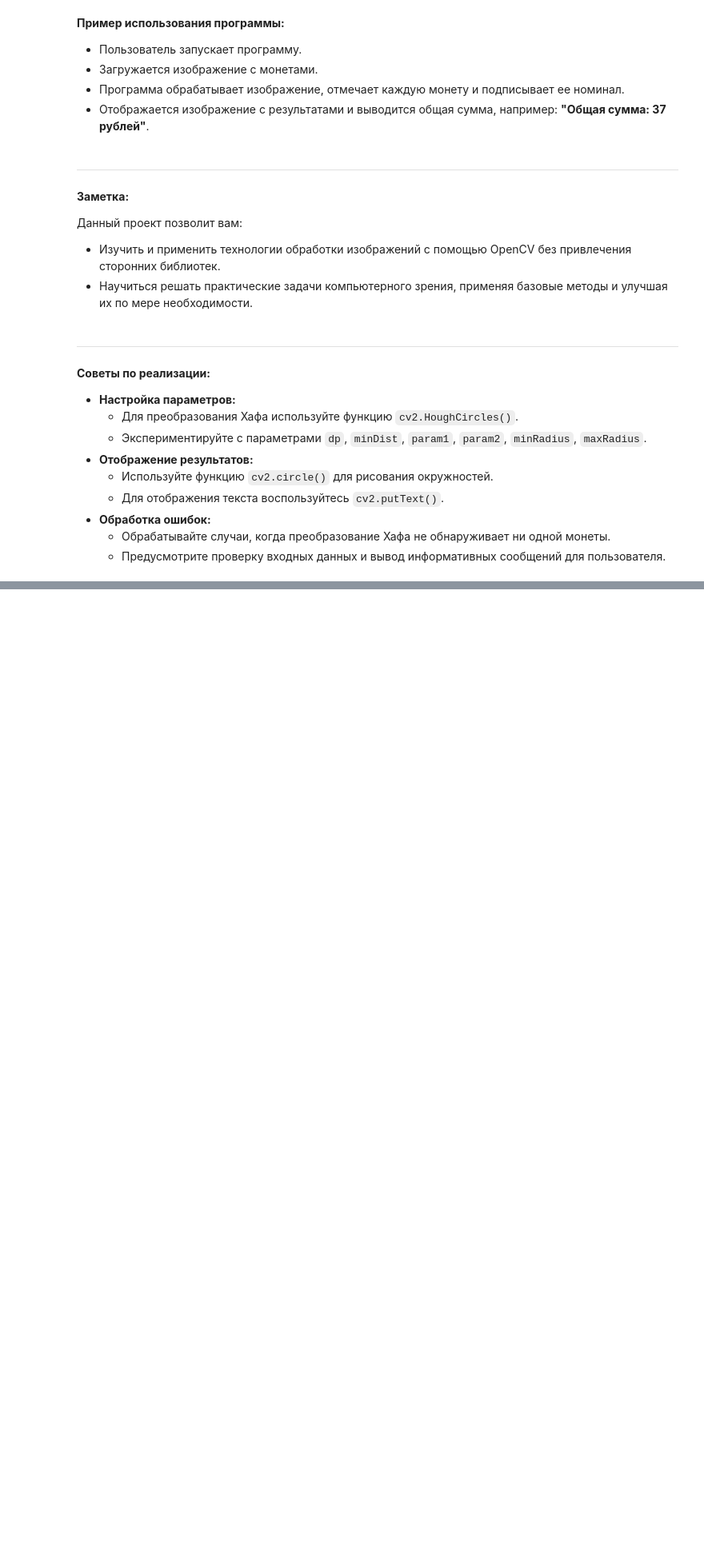
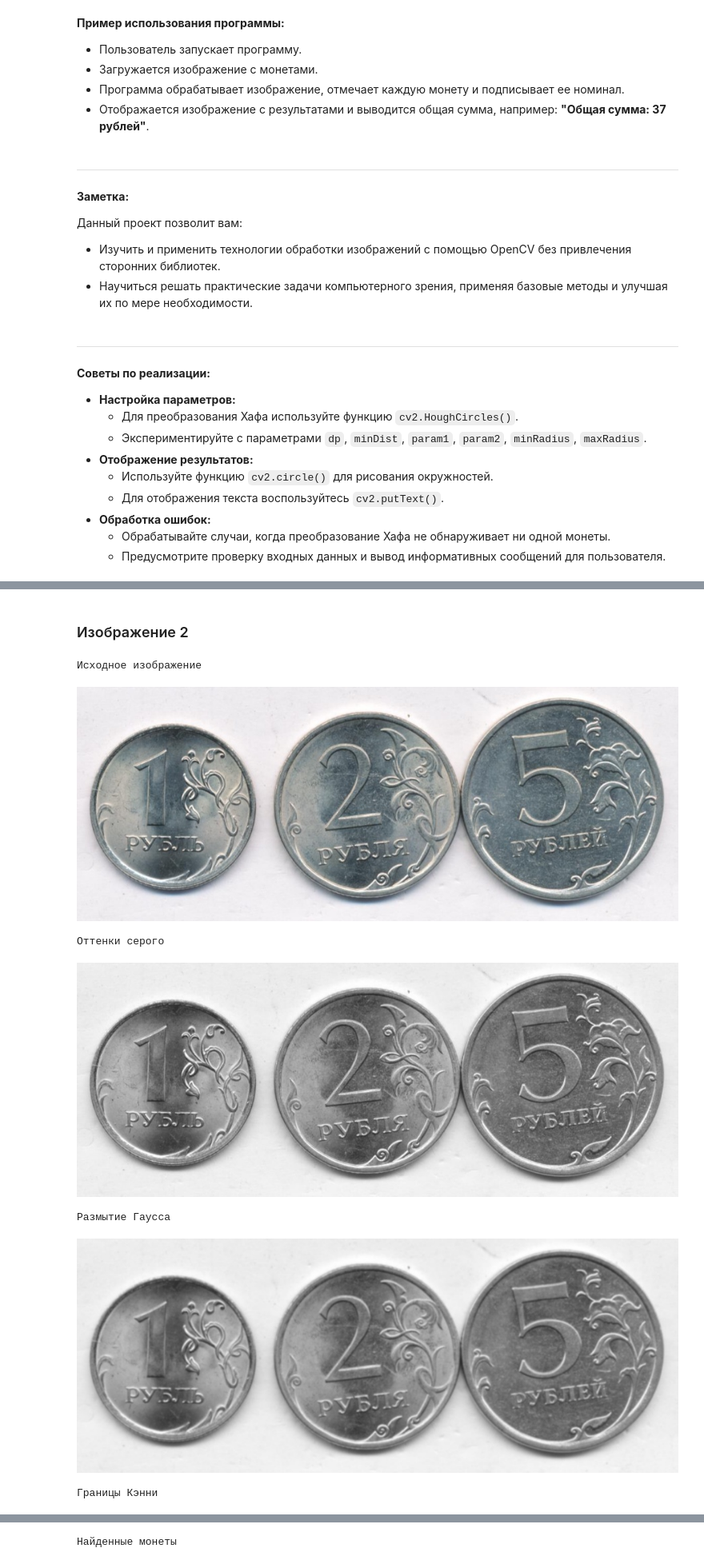
Before and after one commit to German121/image_processing, a Jupyter notebook: Задание 3/3.ipynb, the cells around one changed output, grey strips where cells are left out. Shown at 80% size. Drawn from its saved outputs; the diff is of its cells as text; code cells hidden in the pictures; blank space fills up the shorter version.

```diff
--- a/Задание 3/3.ipynb
+++ b/Задание 3/3.ipynb
@@ -308,0 +234,13 @@ else:
+# %% [markdown]
+### Изображение 2
+# %%
+image_2 = load_image('https://auction.conros.ru/img/488/2255+.jpg')
+coins_2 = count_coins(image_2, *radius_limits_2)
+# %% [output]
+Исходное изображение
+[figure, added]
+Оттенки серого
+[figure, added]
+Размытие Гаусса
+[figure, added]
+Границы Кэнни
@@ -308,0 +248 @@ else:
+Найденные монеты
```
Also changed, not shown: parts of 20 cells of this notebook, 2 other files.
